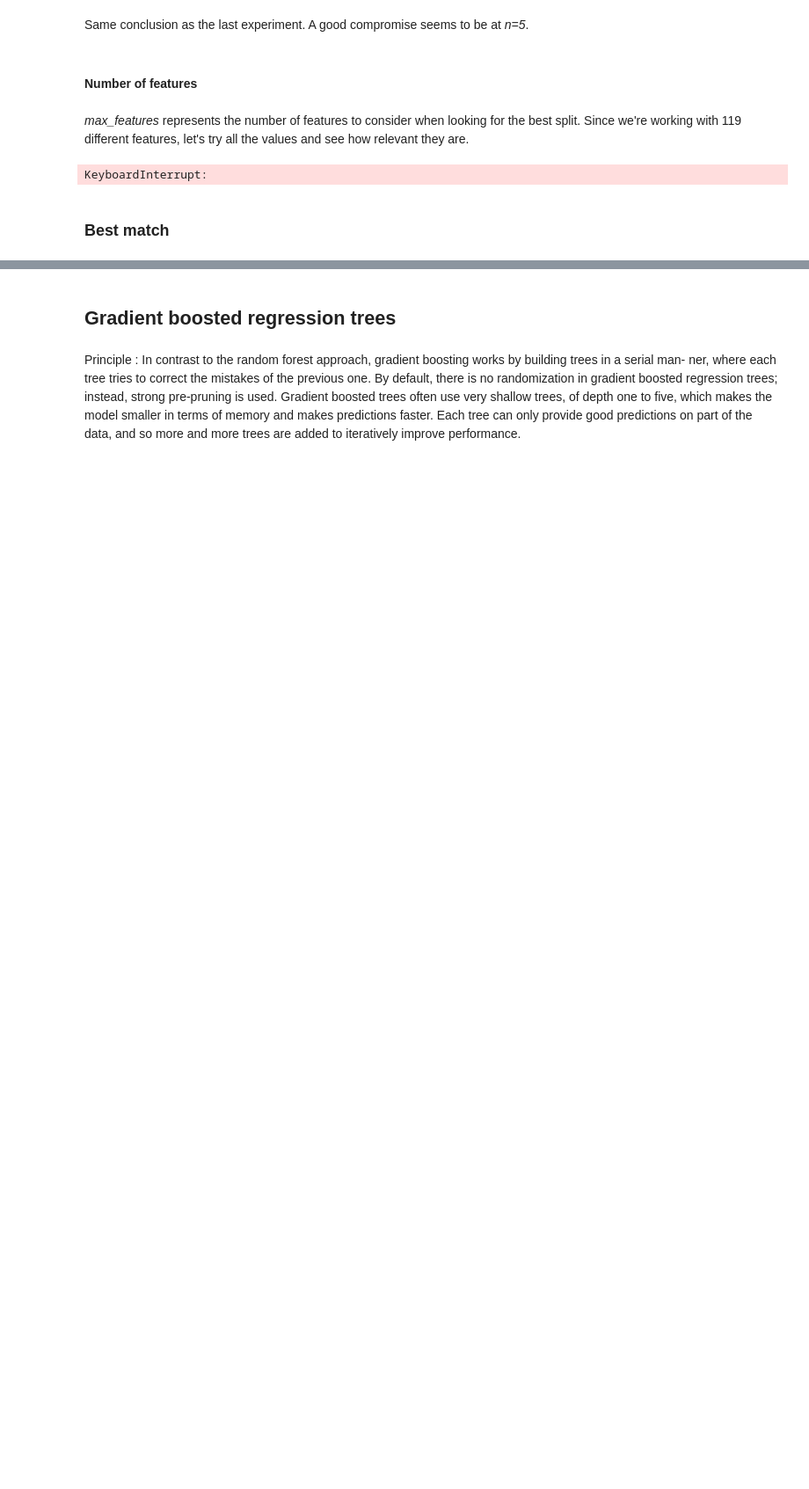
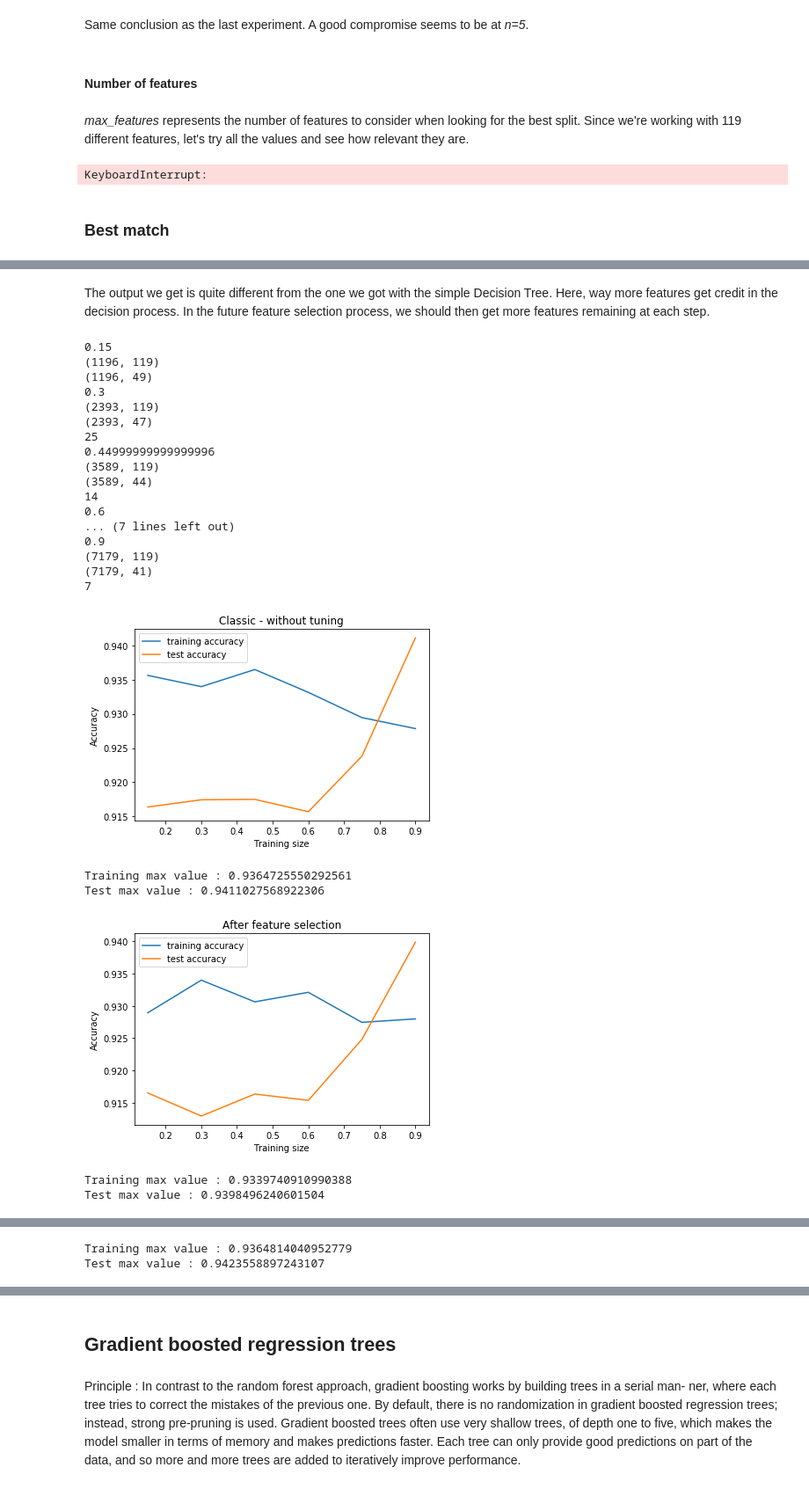
Before and after one commit to roussieau/masterthesis, a Jupyter notebook: src/machine_learning/Ensembles of Decision Trees.ipynb, the cells around one changed output, grey strips where cells are left out. Shown: that part at 88% size. Saved outputs shown, nothing was run; the diff lists cells and outputs as text; code cells hidden in the pictures; blank space fills up the shorter version.

```diff
--- a/src/machine_learning/Ensembles of Decision Trees.ipynb
+++ b/src/machine_learning/Ensembles of Decision Trees.ipynb
@@ -236,0 +277,28 @@ print(clf.best_params_)
+# %% [markdown]
+The output we get is quite different from the one we got with the simple Decision Tree. Here, way more features get credit in the decision process. In the future feature selection process, we should then get more features remaining at each step.
+# %%
+feature_selection('../dumps/2020.02.10-12.14.csv', 0.15, "forest")
+# %% [output]
+0.15
+(1196, 119)
+(1196, 49)
+0.3
+(2393, 119)
+(2393, 47)
+25
+0.44999999999999996
+(3589, 119)
+(3589, 44)
+14
+0.6
+... (7 lines left out)
+0.9
+(7179, 119)
+(7179, 41)
+7
+[figure, added]
+Training max value : 0.9364725550292561
+Test max value : 0.9411027568922306
+[figure, added]
+Training max value : 0.9339740910990388
+Test max value : 0.9398496240601504
@@ -236,0 +306,2 @@ print(clf.best_params_)
+Training max value : 0.9364814040952779
+Test max value : 0.9423558897243107
```
Also changed, not shown: parts of 14 cells of this notebook, 8 other files.
